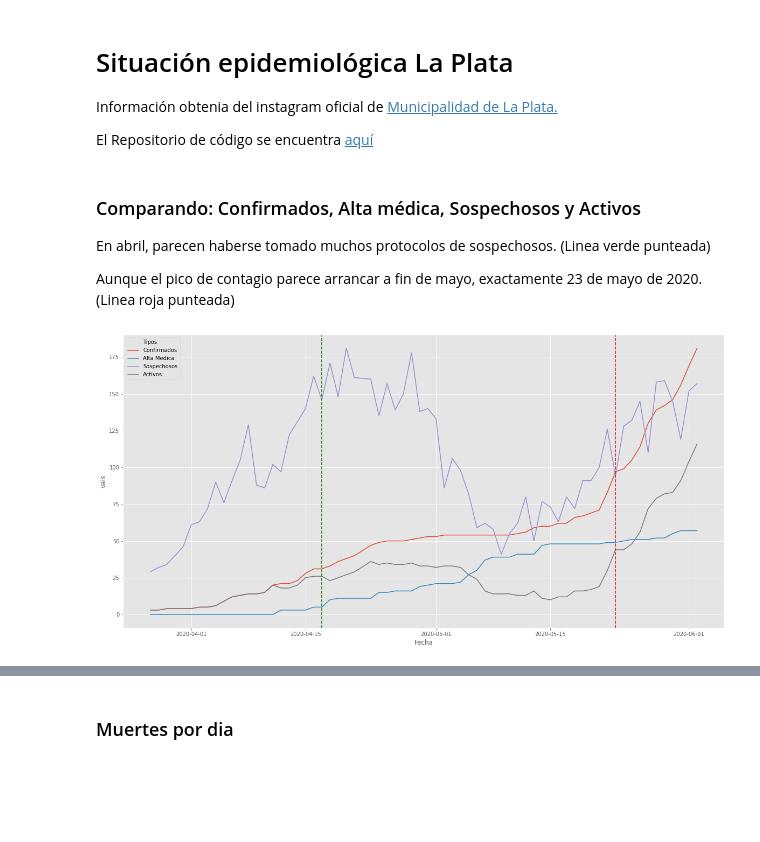
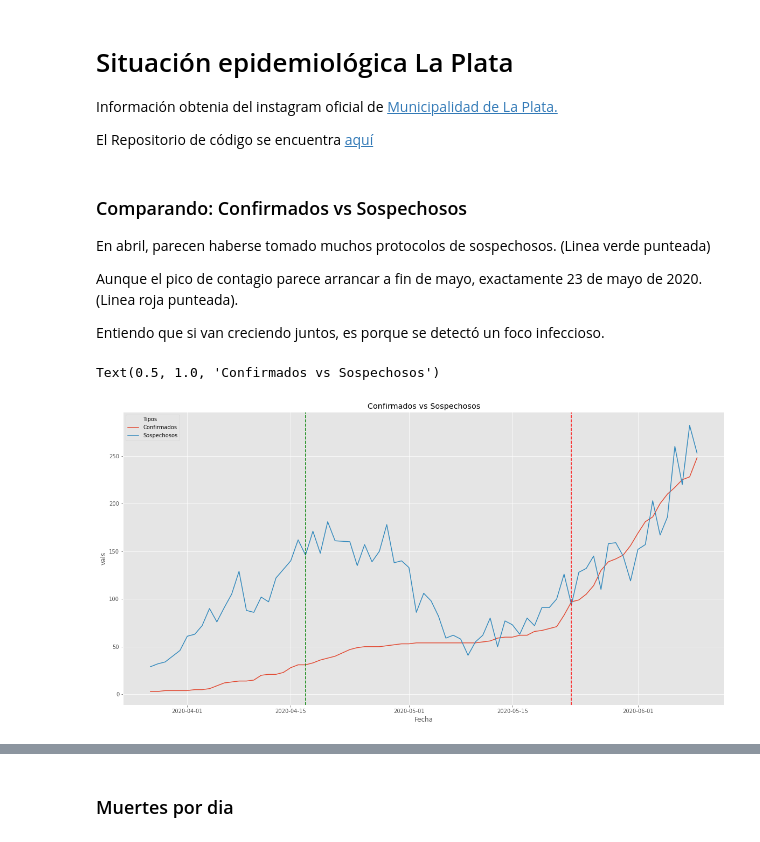
Before and after one commit to JonathanLoscalzo/covid19_laplata, a Jupyter notebook: notebooks/00-viz_casos.ipynb, the cells around one changed output, grey strips where cells are left out. Drawn from its saved outputs; the diff is of its cells as text; code cells hidden in the pictures; blank space fills up the shorter version.

```diff
--- a/notebooks/00-viz_casos.ipynb
+++ b/notebooks/00-viz_casos.ipynb
@@ -72,8 +72,10 @@ data = data[~data.isna().any(axis=1)]
 # %%
 # _ = sns.lineplot(x="Fecha", y="Activos", data=data)
 # %% [markdown]
-### Comparando: Confirmados, Alta médica, Sospechosos y Activos
+### Comparando: Confirmados vs Sospechosos
 
 En abril, parecen haberse tomado muchos protocolos de sospechosos. (Linea verde punteada)
 
-Aunque el pico de contagio parece arrancar a fin de mayo, exactamente 23 de mayo de 2020. (Linea roja punteada)
+Aunque el pico de contagio parece arrancar a fin de mayo, exactamente 23 de mayo de 2020. (Linea roja punteada).
+
+Entiendo que si van creciendo juntos, es porque se detectó un foco infeccioso.
@@ -83,9 +82,21 @@ datamelt = datamelt[(datamelt.Tipos !="Descartados") & (datamelt.Tipos !="Nuevos
 # %%
+datamelt = data.melt('Fecha', var_name='Tipos',  value_name='vals')
+datamelt = datamelt[(datamelt.Tipos !="Descartados")
+                    & (datamelt.Tipos !="Nuevos")
+                    & (datamelt.Tipos !="Muertos")
+                    & (datamelt.Tipos !="Alta Medica")
+                    & (datamelt.Tipos !="Activos")
+#                     & (datamelt.Tipos !="Confirmados")
+                   ]
+
 #https://stackoverflow.com/questions/52334938/seaborn-how-to-add-vertical-lines-to-a-distribution-plot-sns-distplot
 ax = sns.lineplot(x="Fecha", y="vals", hue='Tipos', data=datamelt)
 x = ax.lines[0].get_xdata()
 y = ax.lines[0].get_ydata()
 _ = plt.axvline(x[20], color='green', linestyle="--")
 _ = plt.axvline(x[55], color='red', linestyle="--")
+# ax.bar(x, data.Confirmados, alpha=0.2, label="Confirmados")
+_ = ax.set_title('Confirmados vs Sospechosos')
 # %% [output]
+Text(0.5, 1.0, 'Confirmados vs Sospechosos')
-[figure, old version]
+[figure, new version]
```
Also changed, not shown: parts of 8 cells of this notebook, 1 other file.
